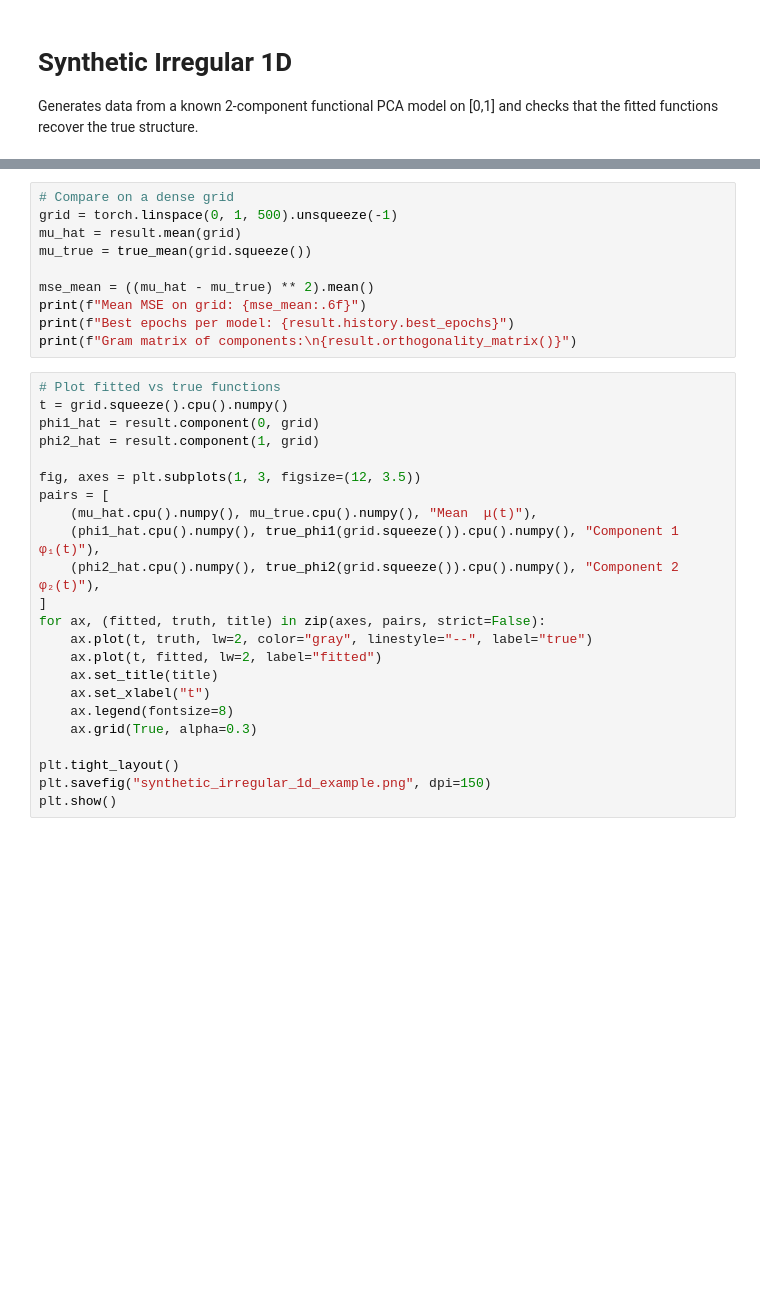
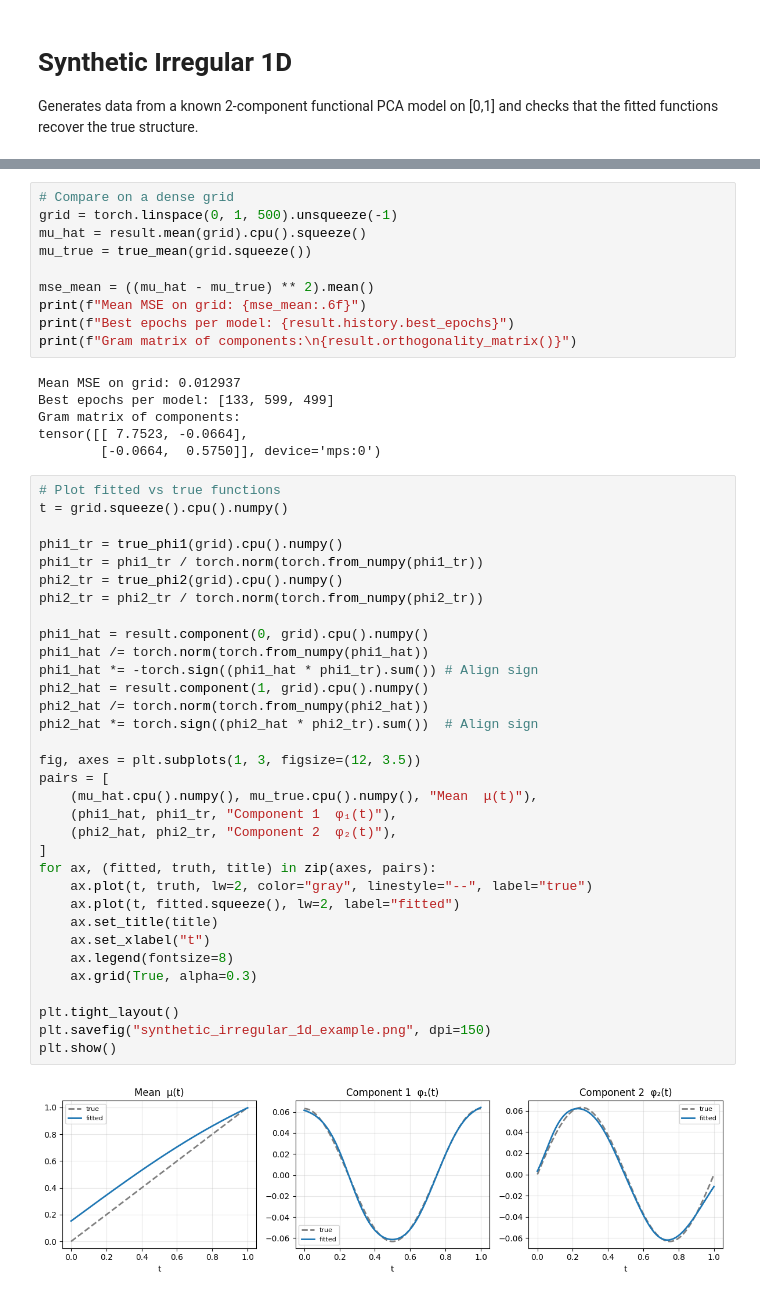
Before and after one commit to kgwstat/IrregPCA, a Jupyter notebook: examples/synthetic_irregular_1d.ipynb, the cells around one changed output, grey strips where cells are left out. Drawn from its saved outputs; the diff is of its cells as text; blank space fills up the shorter version.

```diff
--- a/examples/synthetic_irregular_1d.ipynb
+++ b/examples/synthetic_irregular_1d.ipynb
@@ -64,33 +78,51 @@ result = est.fit(sample_ids=sample_ids, locations=locations, values=values)
 # %%
 # Compare on a dense grid
 grid = torch.linspace(0, 1, 500).unsqueeze(-1)
-mu_hat = result.mean(grid)
+mu_hat = result.mean(grid).cpu().squeeze()
 mu_true = true_mean(grid.squeeze())
 
 mse_mean = ((mu_hat - mu_true) ** 2).mean()
 print(f"Mean MSE on grid: {mse_mean:.6f}")
 print(f"Best epochs per model: {result.history.best_epochs}")
 print(f"Gram matrix of components:\n{result.orthogonality_matrix()}")
+# %% [output]
+Mean MSE on grid: 0.012937
+Best epochs per model: [133, 599, 499]
+Gram matrix of components:
+tensor([[ 7.7523, -0.0664],
+        [-0.0664,  0.5750]], device='mps:0')
 # %%
 # Plot fitted vs true functions
 t = grid.squeeze().cpu().numpy()
-phi1_hat = result.component(0, grid)
-phi2_hat = result.component(1, grid)
+
+phi1_tr = true_phi1(grid).cpu().numpy()
+phi1_tr = phi1_tr / torch.norm(torch.from_numpy(phi1_tr))
+phi2_tr = true_phi2(grid).cpu().numpy()
+phi2_tr = phi2_tr / torch.norm(torch.from_numpy(phi2_tr))
+
+phi1_hat = result.component(0, grid).cpu().numpy()
+phi1_hat /= torch.norm(torch.from_numpy(phi1_hat))
+phi1_hat *= -torch.sign((phi1_hat * phi1_tr).sum()) # Align sign
+phi2_hat = result.component(1, grid).cpu().numpy()
+phi2_hat /= torch.norm(torch.from_numpy(phi2_hat))
+phi2_hat *= torch.sign((phi2_hat * phi2_tr).sum())  # Align sign
 
 fig, axes = plt.subplots(1, 3, figsize=(12, 3.5))
 pairs = [
     (mu_hat.cpu().numpy(), mu_true.cpu().numpy(), "Mean  μ(t)"),
-    (phi1_hat.cpu().numpy(), true_phi1(grid.squeeze()).cpu().numpy(), "Component 1  φ₁(t)"),
-    (phi2_hat.cpu().numpy(), true_phi2(grid.squeeze()).cpu().numpy(), "Component 2  φ₂(t)"),
+    (phi1_hat, phi1_tr, "Component 1  φ₁(t)"),
+    (phi2_hat, phi2_tr, "Component 2  φ₂(t)"),
 ]
-for ax, (fitted, truth, title) in zip(axes, pairs, strict=False):
+for ax, (fitted, truth, title) in zip(axes, pairs):
     ax.plot(t, truth, lw=2, color="gray", linestyle="--", label="true")
-    ax.plot(t, fitted, lw=2, label="fitted")
+    ax.plot(t, fitted.squeeze(), lw=2, label="fitted")
     ax.set_title(title)
     ax.set_xlabel("t")
     ax.legend(fontsize=8)
     ax.grid(True, alpha=0.3)
 
 plt.tight_layout()
 plt.savefig("synthetic_irregular_1d_example.png", dpi=150)
 plt.show()
+# %% [output]
+[figure, added]
```
Also changed, not shown: parts of 3 cells of this notebook, 2 other files.
